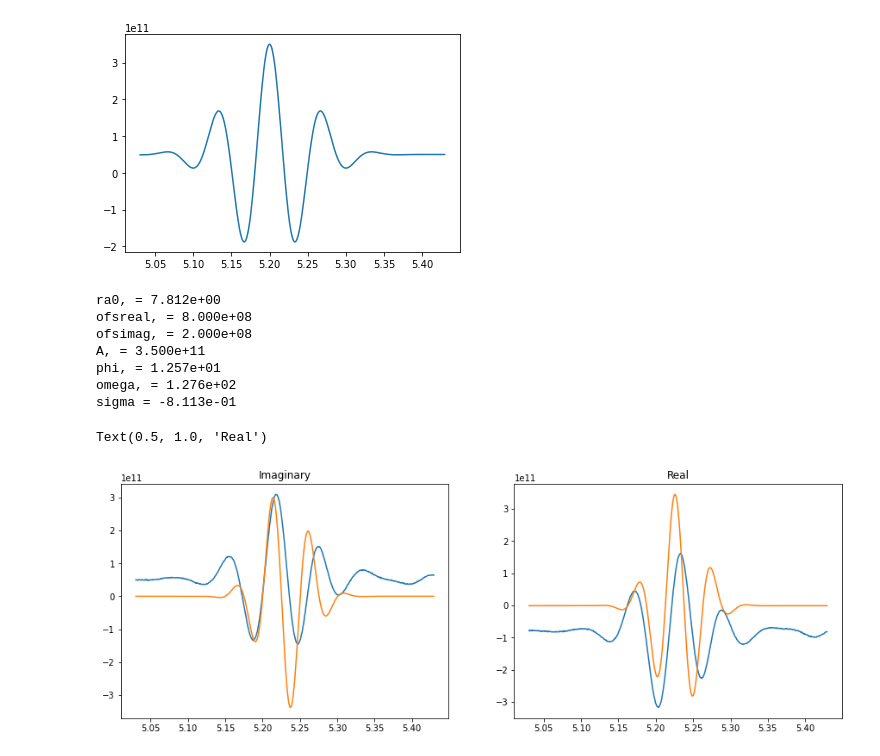
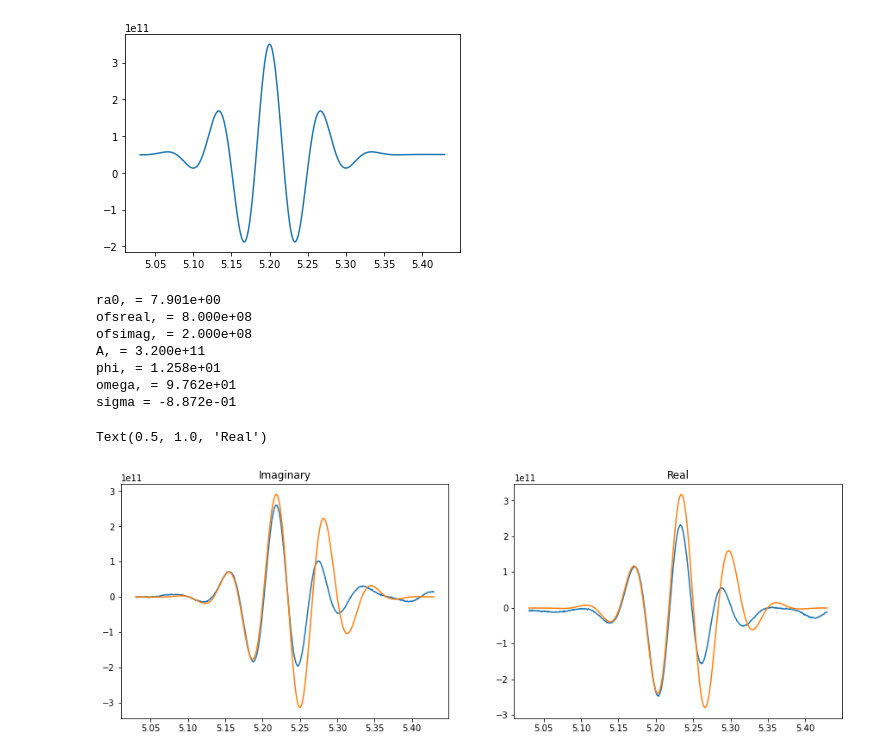
Before and after one commit to bmxdemo/bmxhacks, a Jupyter notebook: fringfit_toy.ipynb, the cells around one changed output. Cells and saved outputs as stored; diff of their text form; code cells hidden in the pictures.

```diff
--- a/fringfit_toy.ipynb
+++ b/fringfit_toy.ipynb
@@ -74,7 +74,7 @@ class Fitter:
         #print(chi2)
         return chi2
 # %%
-guess = [5.23, 8e8, 2e8, 3.5e11, 10, 125, .03]
+guess = [5.24, 8e8, 2e8, 3.2e11, 10, 95, .05]
 f=Fitter(ra,data)
 f.minimize(guess)
 
@@ -83,22 +83,22 @@ names = 'ra0, ofsreal, ofsimag, A, phi, omega, sigma'.split()
 for n,v in zip(names,vals):
     print (f"{n} = {v:.3e}")
 # %% [output]
-ra0, = 7.812e+00
+ra0, = 7.901e+00
 ofsreal, = 8.000e+08
 ofsimag, = 2.000e+08
-A, = 3.500e+11
-phi, = 1.257e+01
-omega, = 1.276e+02
-sigma = -8.113e-01
+A, = 3.200e+11
+phi, = 1.258e+01
+omega, = 9.762e+01
+sigma = -8.872e-01
 # %%
 fig, (ax1, ax2) = plt.subplots(1, 2, figsize=(15,5))
-ax1.plot(ra, np.imag(data))
+ax1.plot(ra, np.imag(data)-.5e11)
 ax1.plot(ra, np.imag(f.bestfitmodel))
 ax1.set_title('Imaginary')
 
-ax2.plot(ra, np.real(data))
+ax2.plot(ra, np.real(data)+.7e11)
 ax2.plot(ra, -np.real(f.bestfitmodel))
 ax2.set_title('Real')
 # %% [output]
 Text(0.5, 1.0, 'Real')
-[figure, old version]
+[figure, new version]
```
Also changed, not shown: parts of 2 cells of this notebook, 1 other file.
